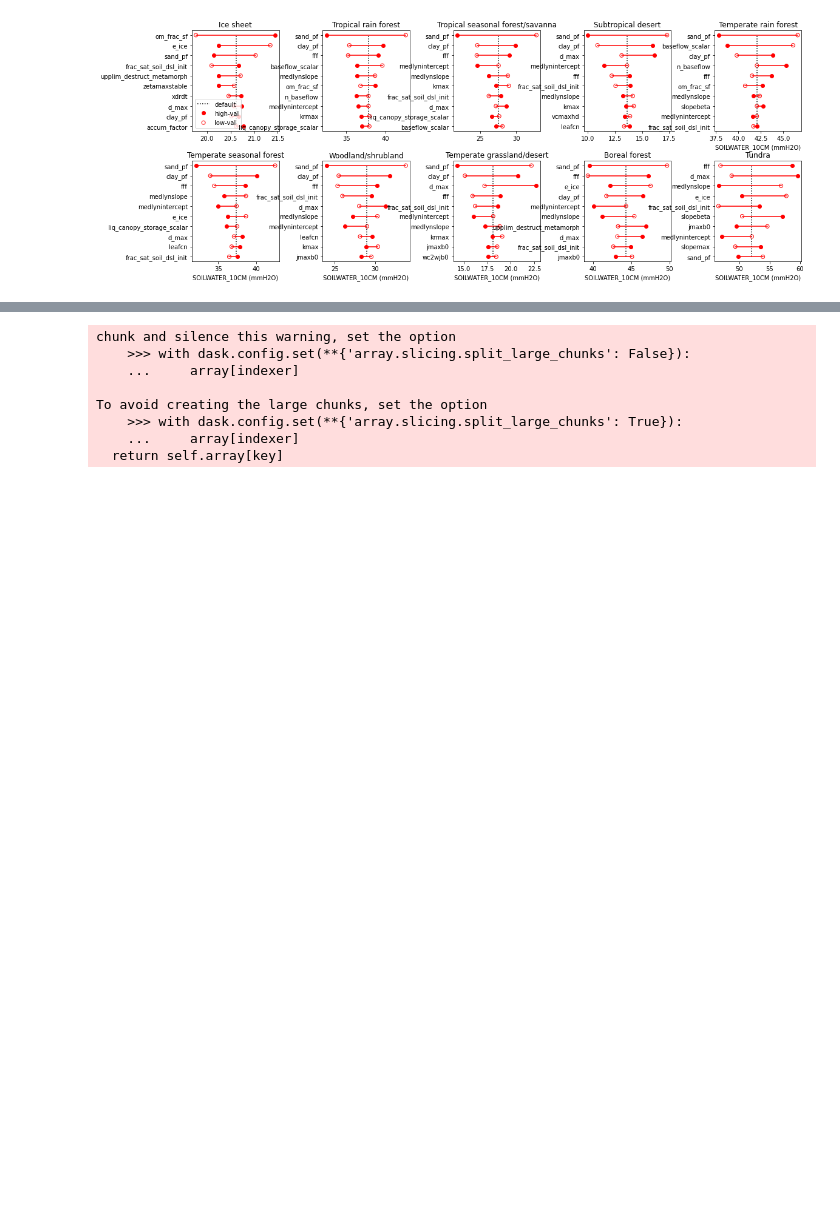
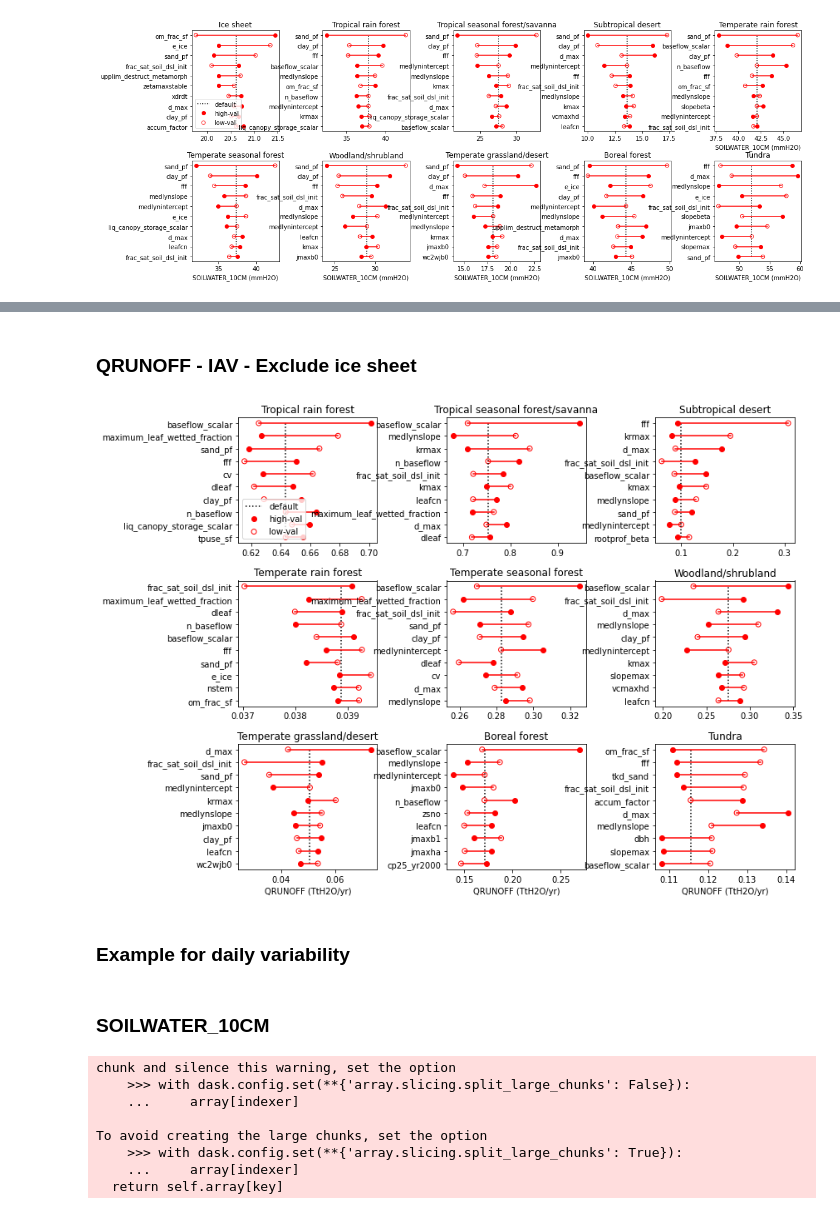
Before and after one commit to olyson/CLM5PPE, a Jupyter notebook: pyth/SPrankings.ipynb, the cells around one changed output, grey strips where cells are left out. Cells and saved outputs as stored; diff of their text form; code cells hidden in the pictures; blank space fills up the shorter version.

```diff
--- a/pyth/SPrankings.ipynb
+++ b/pyth/SPrankings.ipynb
@@ -497,3 +569,25 @@ plt.subplots_adjust(wspace=0.5)
+# %% [markdown]
+### QRUNOFF - IAV - Exclude ice sheet
+# %%
+### exclude ice sheet
+plt.figure(figsize=[12,10])
+ll=True
+for i in 1+np.arange(9):
+    plt.subplot(3,3,i)
+
+    b = str(dsb.biome_name.isel(biome_id=i).values)
+
+    plot20(iav.isel(biome=i),10,b,ll=ll,xstr=datavar)
+    ll=False
+    if i<7:
+        plt.xlabel('')
+
+plt.subplots_adjust(hspace=0.3)
+plt.subplots_adjust(wspace=0.5)
+# %% [output]
+[figure, added]
+# %% [markdown]
+### Example for daily variability
 # %%
 #fetch the paraminfo
 csv = '/glade/u/home/oleson/ppe_tools/jobscripts/PPEn11/SP_ensemble_remove_correlated.csv'
@@ -512,6 +606,8 @@ data_vars = ['SOILWATER_10CM','FPSN','EFLX_LH_TOT','TWS']
 ds = get_ensemble(env,data_vars,'h4',keys,paramkey)
 params = ds.param
 minmax = ds.minmax
+# %% [markdown]
+### SOILWATER_10CM
 # %%
 ix = np.arange(3651)>0
 sw = 1/la.sum()*(la*ds.SOILWATER_10CM.isel(time=ix).std(dim='time')).sum(dim='gridcell').compute()
```
Also changed, not shown: parts of 24 cells of this notebook, 1 other file.
